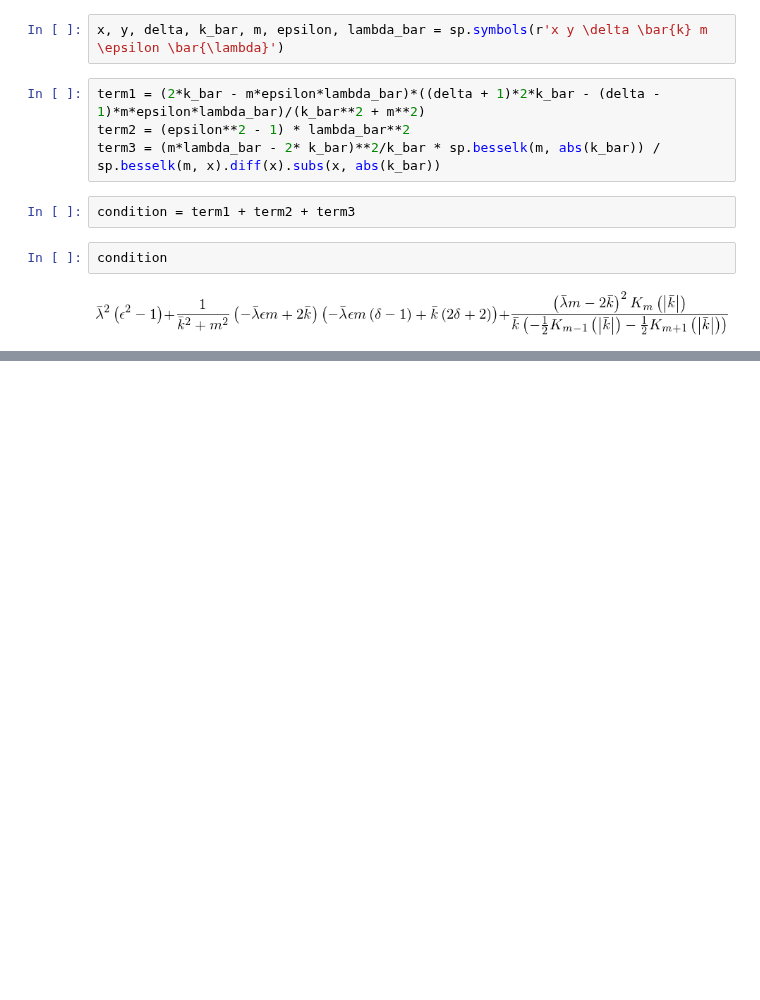
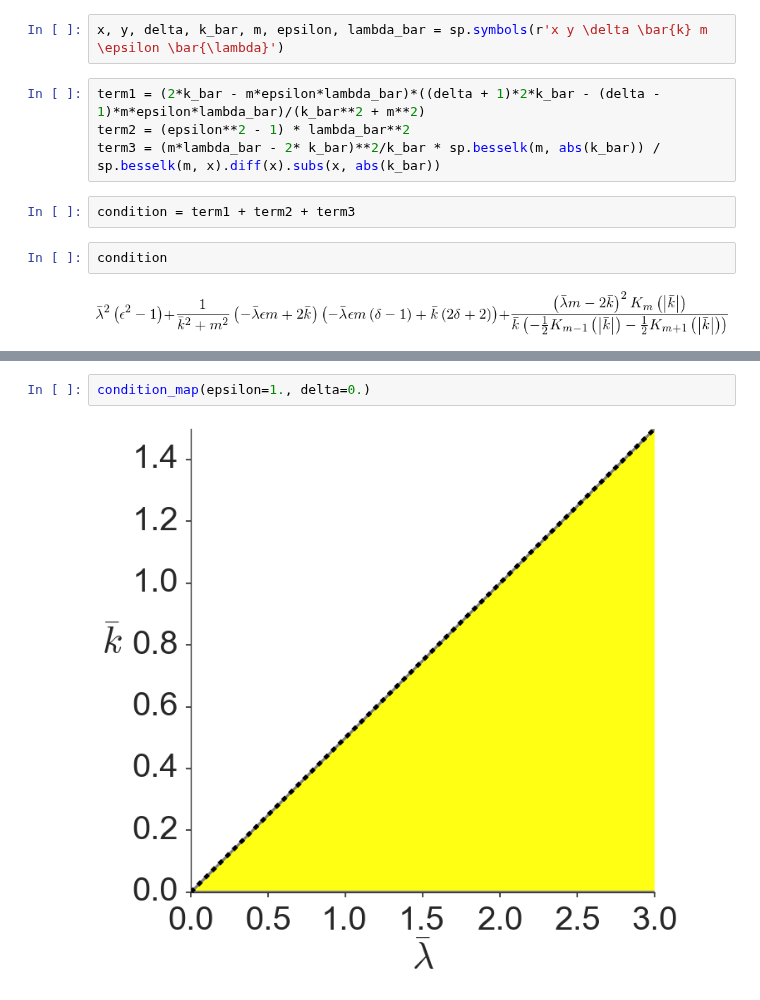
Before and after one commit to jensv/fluxtubestability, a Jupyter notebook: ipython_notebooks/symbolic/anayltic_condition.ipynb, the cells around one changed output, grey strips where cells are left out. Saved outputs shown, nothing was run; the diff lists cells and outputs as text; blank space fills up the shorter version.

```diff
--- a/ipython_notebooks/symbolic/anayltic_condition.ipynb
+++ b/ipython_notebooks/symbolic/anayltic_condition.ipynb
@@ -39,0 +65,4 @@ sp.Eq(sp.Subs(condition, (delta, k_bar, m, epsilon, lambda_bar), (0., y, 0., 0.,
+# %%
+condition_map(epsilon=1., delta=0.)
+# %% [output]
+[figure, added]
```
Also changed, not shown: parts of 13 cells of this notebook.
